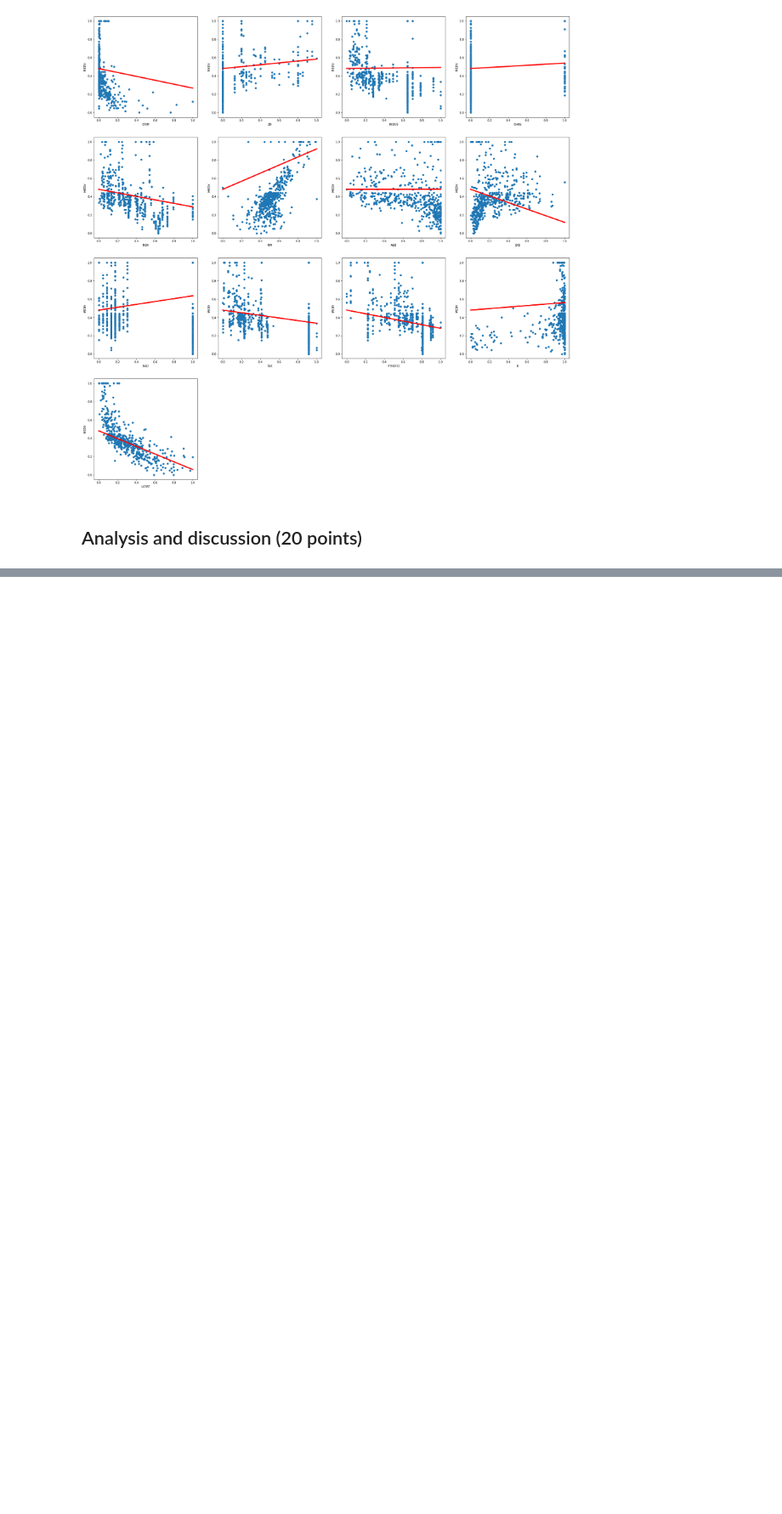
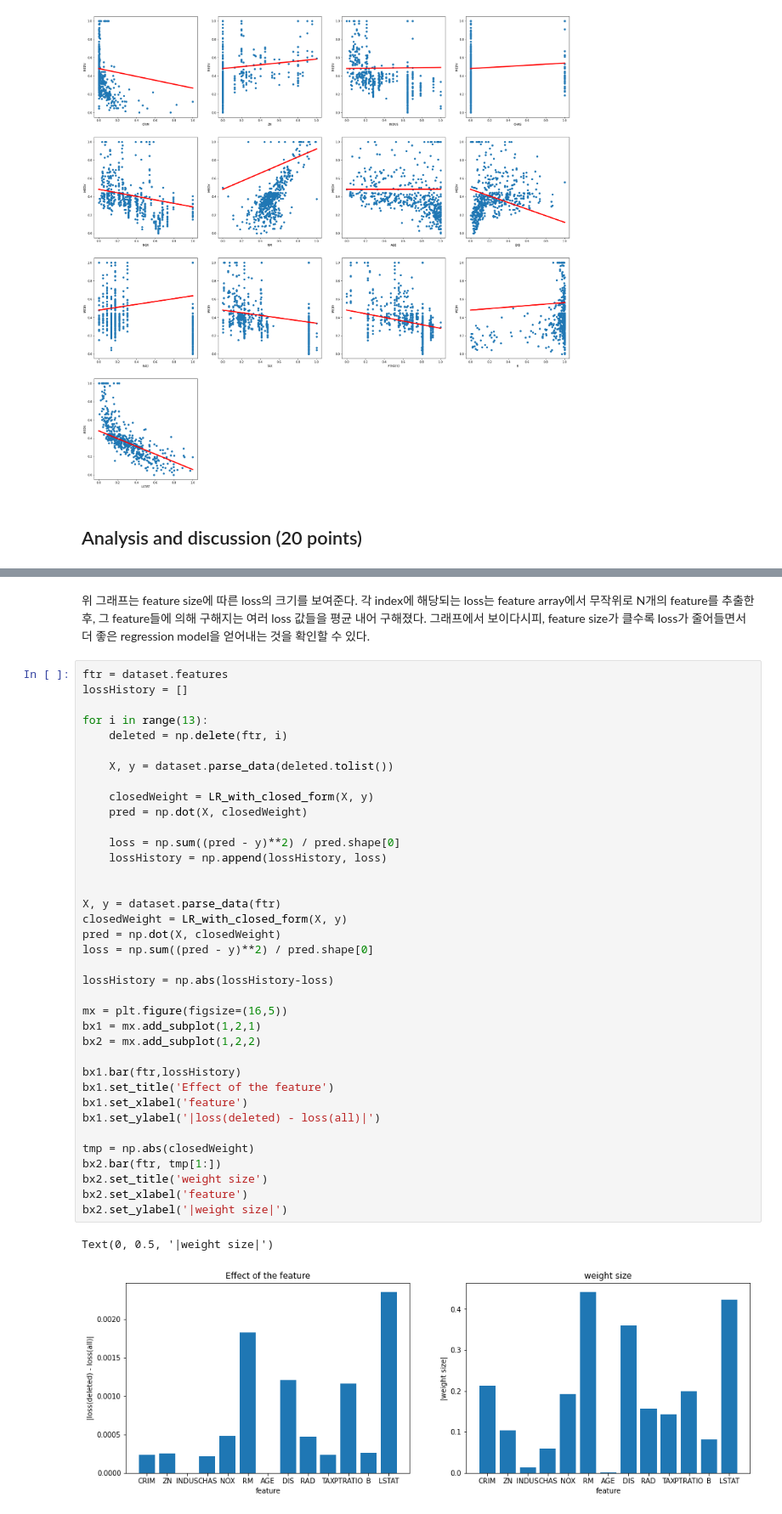
Before and after one commit to ggu1012/basic_ai, a Jupyter notebook: project1_linear_regression/ID_name_HW1.ipynb, the cells around one changed output, grey strips where cells are left out. Shown at 85% size. Saved outputs shown, nothing was run; the diff lists cells and outputs as text; blank space fills up the shorter version.

```diff
--- a/project1_linear_regression/ID_name_HW1.ipynb
+++ b/project1_linear_regression/ID_name_HW1.ipynb
@@ -219,0 +272,43 @@ SyntaxError: invalid syntax (<ipython-input-203-4b6a24a62ebb>, line 4)
+# %% [markdown]
+위 그래프는 feature size에 따른 loss의 크기를 보여준다. 각 index에 해당되는 loss는 feature array에서 무작위로 N개의 feature를 추출한 후, 그 feature들에 의해 구해지는 여러 loss 값들을 평균 내어 구해졌다.
+그래프에서 보이다시피, feature size가 클수록 loss가 줄어들면서 더 좋은 regression model을 얻어내는 것을 확인할 수 있다.
+# %%
+ftr = dataset.features
+lossHistory = []
+
+for i in range(13):
+    deleted = np.delete(ftr, i)
+
+    X, y = dataset.parse_data(deleted.tolist())
+
+    closedWeight = LR_with_closed_form(X, y)
+    pred = np.dot(X, closedWeight)
+
+    loss = np.sum((pred - y)**2) / pred.shape[0]
+    lossHistory = np.append(lossHistory, loss)
+
+
+X, y = dataset.parse_data(ftr)
+closedWeight = LR_with_closed_form(X, y)
+pred = np.dot(X, closedWeight)
+loss = np.sum((pred - y)**2) / pred.shape[0]
+
+lossHistory = np.abs(lossHistory-loss)
+
+mx = plt.figure(figsize=(16,5))
+bx1 = mx.add_subplot(1,2,1)
+bx2 = mx.add_subplot(1,2,2)
+
+bx1.bar(ftr,lossHistory)
+bx1.set_title('Effect of the feature')
+bx1.set_xlabel('feature')
+bx1.set_ylabel('|loss(deleted) - loss(all)|')
+
+tmp = np.abs(closedWeight)
+bx2.bar(ftr, tmp[1:])
+bx2.set_title('weight size')
+bx2.set_xlabel('feature')
+bx2.set_ylabel('|weight size|')
+# %% [output]
+Text(0, 0.5, '|weight size|')
+[figure, added]
```
Also changed, not shown: parts of 16 cells of this notebook, 1 other file.
